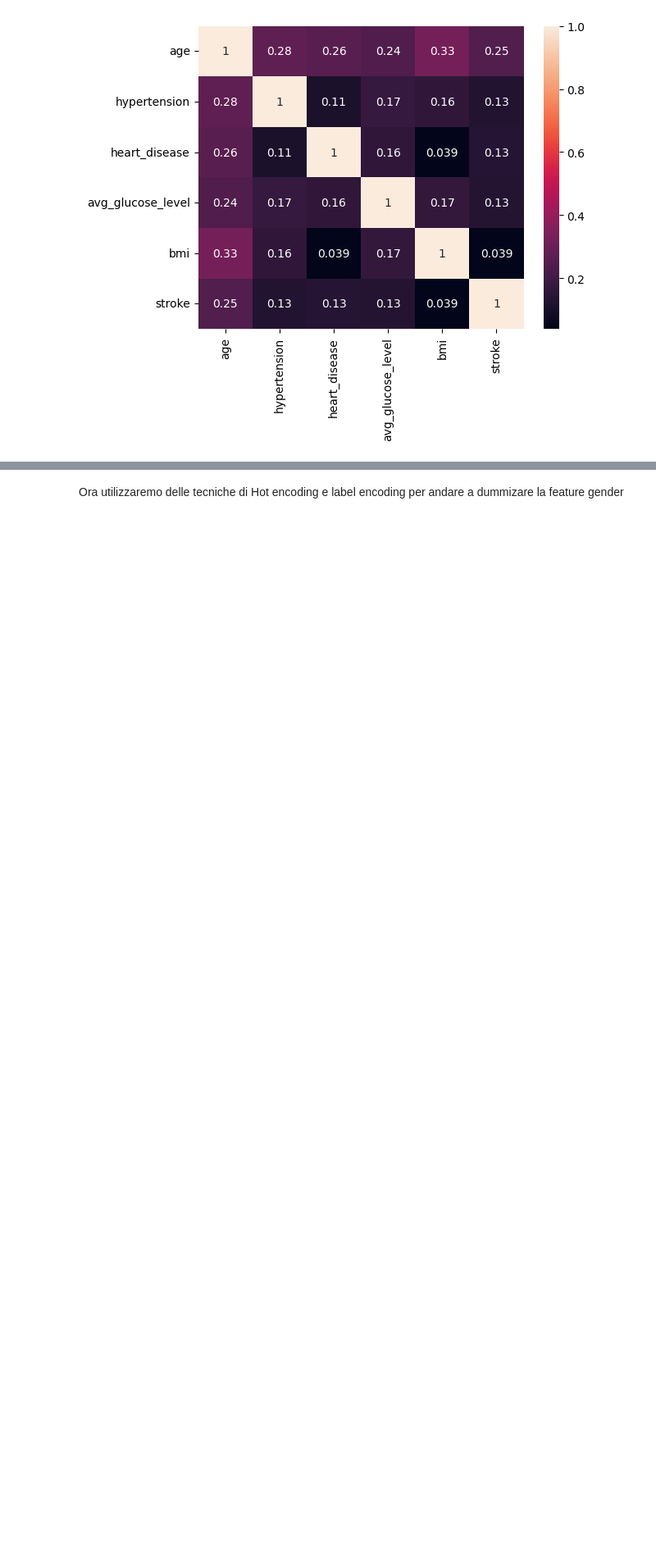
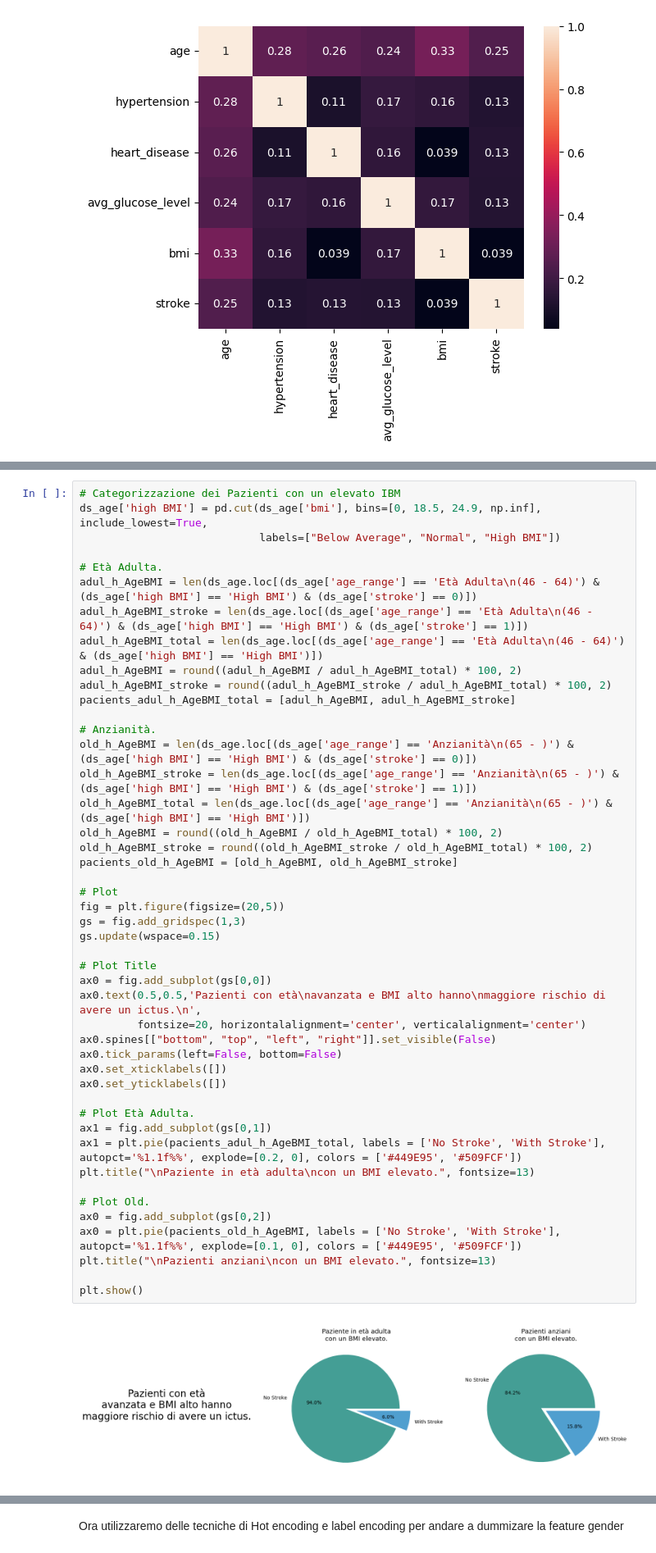
Before and after one commit to Daniele-00/Progetto-MachineLearning, a Jupyter notebook: ProgettoStroke/progettoML.ipynb, the cells around one changed output, grey strips where cells are left out. Shown at 82% size. Cells and saved outputs as stored; diff of their text form; blank space fills up the shorter version.

```diff
--- a/ProgettoStroke/progettoML.ipynb
+++ b/ProgettoStroke/progettoML.ipynb
@@ -235,0 +252,48 @@ Dalla Correlation Matrix possiamo vedere come non ci siano feature altamente cor
+# %%
+# Categorizzazione dei Pazienti con un elevato IBM
+ds_age['high BMI'] = pd.cut(ds_age['bmi'], bins=[0, 18.5, 24.9, np.inf], include_lowest=True,
+                            labels=["Below Average", "Normal", "High BMI"])
+
+# Età Adulta.
+adul_h_AgeBMI = len(ds_age.loc[(ds_age['age_range'] == 'Età Adulta\n(46 - 64)') & (ds_age['high BMI'] == 'High BMI') & (ds_age['stroke'] == 0)])
+adul_h_AgeBMI_stroke = len(ds_age.loc[(ds_age['age_range'] == 'Età Adulta\n(46 - 64)') & (ds_age['high BMI'] == 'High BMI') & (ds_age['stroke'] == 1)])
+adul_h_AgeBMI_total = len(ds_age.loc[(ds_age['age_range'] == 'Età Adulta\n(46 - 64)') & (ds_age['high BMI'] == 'High BMI')])
+adul_h_AgeBMI = round((adul_h_AgeBMI / adul_h_AgeBMI_total) * 100, 2)
+adul_h_AgeBMI_stroke = round((adul_h_AgeBMI_stroke / adul_h_AgeBMI_total) * 100, 2)
+pacients_adul_h_AgeBMI_total = [adul_h_AgeBMI, adul_h_AgeBMI_stroke]
+
+# Anzianità.
+old_h_AgeBMI = len(ds_age.loc[(ds_age['age_range'] == 'Anzianità\n(65 - )') & (ds_age['high BMI'] == 'High BMI') & (ds_age['stroke'] == 0)])
+old_h_AgeBMI_stroke = len(ds_age.loc[(ds_age['age_range'] == 'Anzianità\n(65 - )') & (ds_age['high BMI'] == 'High BMI') & (ds_age['stroke'] == 1)])
+old_h_AgeBMI_total = len(ds_age.loc[(ds_age['age_range'] == 'Anzianità\n(65 - )') & (ds_age['high BMI'] == 'High BMI')])
+old_h_AgeBMI = round((old_h_AgeBMI / old_h_AgeBMI_total) * 100, 2)
+old_h_AgeBMI_stroke = round((old_h_AgeBMI_stroke / old_h_AgeBMI_total) * 100, 2)
+pacients_old_h_AgeBMI = [old_h_AgeBMI, old_h_AgeBMI_stroke]
+
+# Plot
+fig = plt.figure(figsize=(20,5))
+gs = fig.add_gridspec(1,3)
+gs.update(wspace=0.15)
+
+# Plot Title
+ax0 = fig.add_subplot(gs[0,0])
+ax0.text(0.5,0.5,'Pazienti con età\navanzata e BMI alto hanno\nmaggiore rischio di avere un ictus.\n',
+         fontsize=20, horizontalalignment='center', verticalalignment='center')
+ax0.spines[["bottom", "top", "left", "right"]].set_visible(False)
+ax0.tick_params(left=False, bottom=False)
+ax0.set_xticklabels([])
+ax0.set_yticklabels([])
+
+# Plot Età Adulta.
+ax1 = fig.add_subplot(gs[0,1])
+ax1 = plt.pie(pacients_adul_h_AgeBMI_total, labels = ['No Stroke', 'With Stroke'], autopct='%1.1f%%', explode=[0.2, 0], colors = ['#449E95', '#509FCF'])
+plt.title("\nPaziente in età adulta\ncon un BMI elevato.", fontsize=13)
+
+# Plot Old.
+ax0 = fig.add_subplot(gs[0,2])
+ax0 = plt.pie(pacients_old_h_AgeBMI, labels = ['No Stroke', 'With Stroke'], autopct='%1.1f%%', explode=[0.1, 0], colors = ['#449E95', '#509FCF'])
+plt.title("\nPazienti anziani\ncon un BMI elevato.", fontsize=13)
+
+plt.show()
+# %% [output]
+[figure, added]
```
Also changed, not shown: parts of 12 cells of this notebook.
